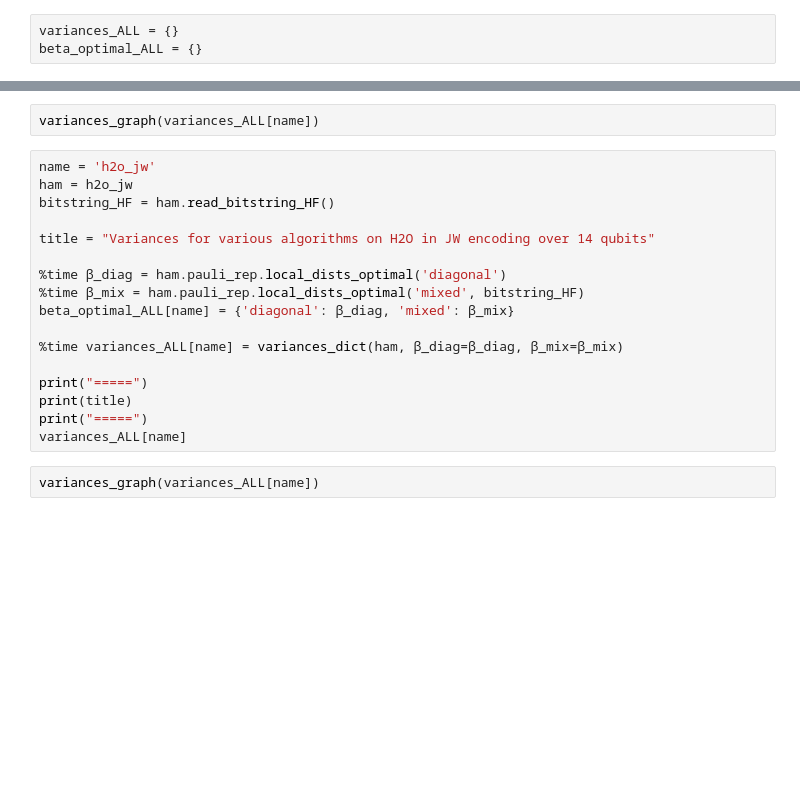
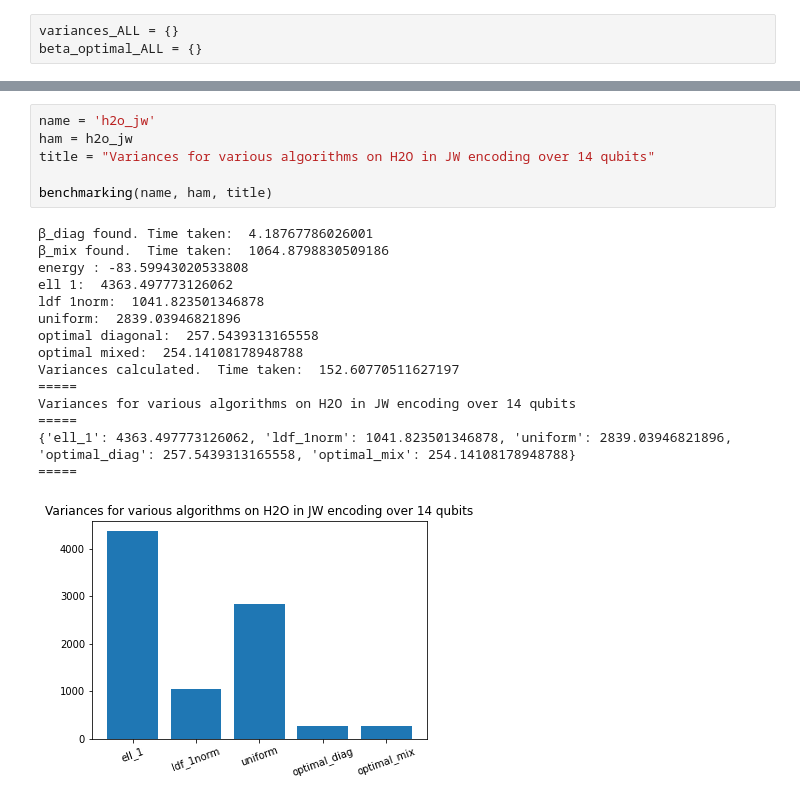
Before and after one commit to charleshadfield/variances, a Jupyter notebook: python/intro.ipynb, the cells around one changed output, grey strips where cells are left out. Drawn from its saved outputs; the diff is of its cells as text; blank space fills up the shorter version.

```diff
--- a/python/intro.ipynb
+++ b/python/intro.ipynb
@@ -318,21 +392,22 @@ variances_ALL[name]
-# %%
-variances_graph(variances_ALL[name])
 # %%
 name = 'h2o_jw'
 ham = h2o_jw
-bitstring_HF = ham.read_bitstring_HF()
-
 title = "Variances for various algorithms on H2O in JW encoding over 14 qubits"
 
-%time β_diag = ham.pauli_rep.local_dists_optimal('diagonal')
-%time β_mix = ham.pauli_rep.local_dists_optimal('mixed', bitstring_HF)
-beta_optimal_ALL[name] = {'diagonal': β_diag, 'mixed': β_mix}
-
-%time variances_ALL[name] = variances_dict(ham, β_diag=β_diag, β_mix=β_mix)
-
-print("=====")
-print(title)
-print("=====")
-variances_ALL[name]
+benchmarking(name, ham, title)
+# %% [output]
+β_diag found. Time taken:  4.18767786026001
+β_mix found.  Time taken:  1064.8798830509186
+energy : -83.59943020533808
+ell 1:  4363.497773126062
+ldf 1norm:  1041.823501346878
+uniform:  2839.03946821896
+optimal diagonal:  257.5439313165558
+optimal mixed:  254.14108178948788
+Variances calculated.  Time taken:  152.60770511627197
+=====
+Variances for various algorithms on H2O in JW encoding over 14 qubits
+=====
+{'ell_1': 4363.497773126062, 'ldf_1norm': 1041.823501346878, 'uniform': 2839.03946821896, 'optimal_diag': 257.5439313165558, 'optimal_mix': 254.14108178948788}
+=====
+[figure, added]
-# %%
-variances_graph(variances_ALL[name])
```
Also changed, not shown: parts of 19 cells of this notebook, 1 other file.
